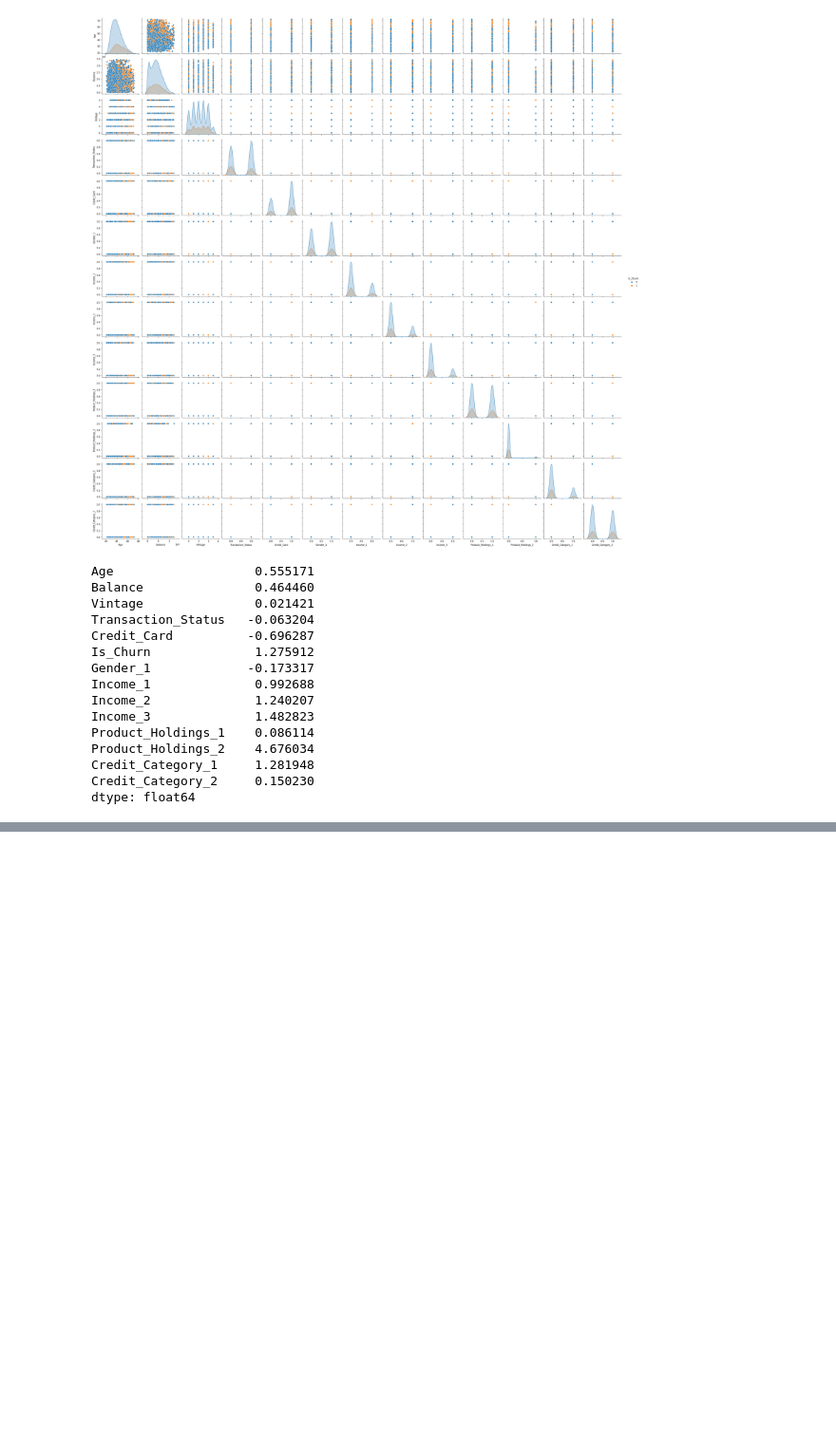
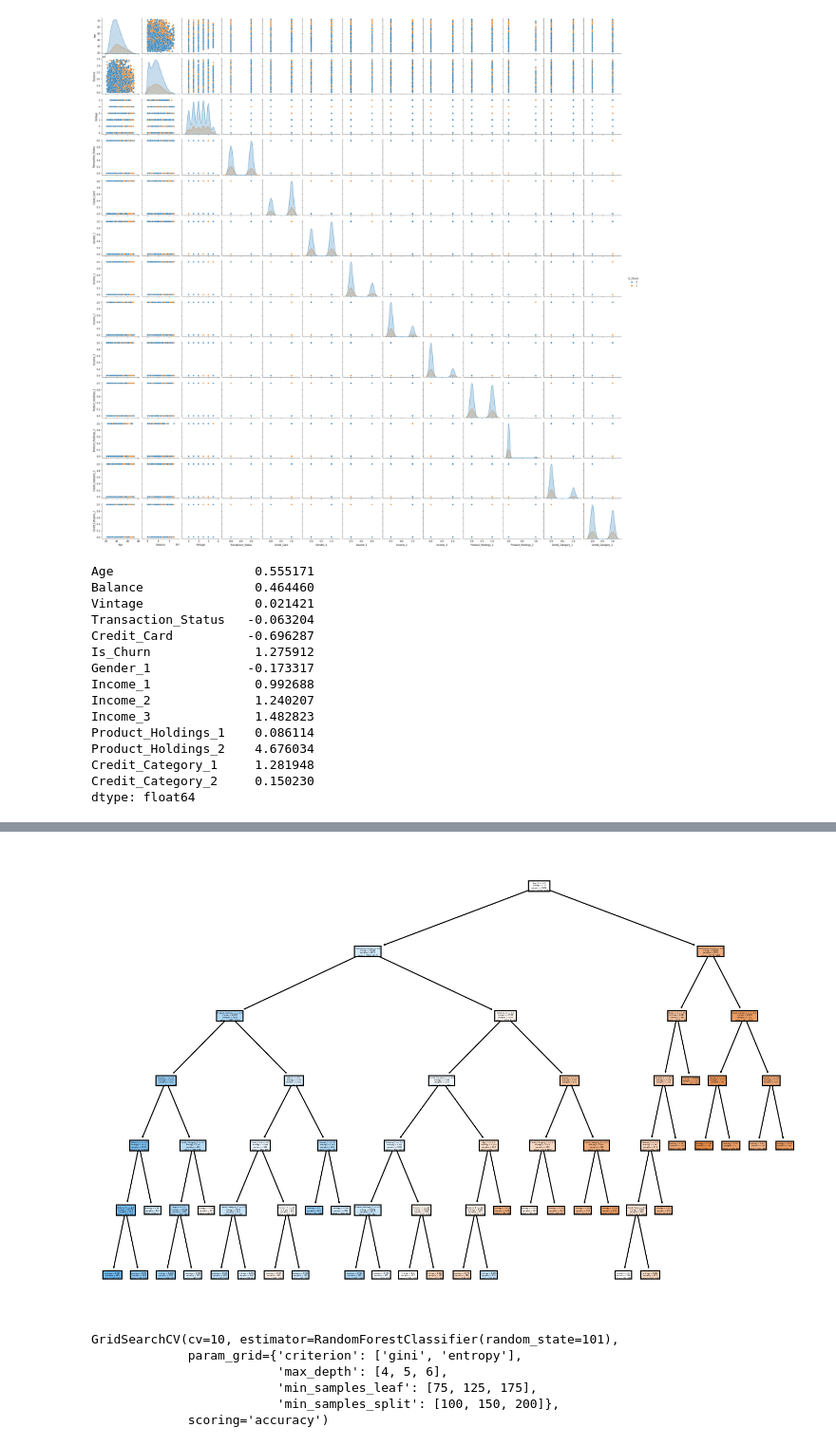
Before and after one commit to mukeshmk7/customer-churn_prediction, a Jupyter notebook: churn_prediction.ipynb, the cells around one changed output, grey strips where cells are left out. Shown at 95% size. Drawn from its saved outputs; the diff is of its cells as text; code cells hidden in the pictures; blank space fills up the shorter version.

```diff
--- a/churn_prediction.ipynb
+++ b/churn_prediction.ipynb
@@ -184,0 +413,5 @@ dtype: float64
+# %%
+plt.figure(figsize=(12,8),dpi=150)
+plot_tree(tree_model,filled=True,feature_names=X.columns);
+# %% [output]
+[figure, added]
@@ -184,0 +427,9 @@ dtype: float64
+# %%
+random_rf_model.fit(X_train, y_train)
+# %% [output]
+GridSearchCV(cv=10, estimator=RandomForestClassifier(random_state=101),
+             param_grid={'criterion': ['gini', 'entropy'],
+                         'max_depth': [4, 5, 6],
+                         'min_samples_leaf': [75, 125, 175],
+                         'min_samples_split': [100, 150, 200]},
+             scoring='accuracy')
```
Also changed, not shown: parts of 78 cells of this notebook.
